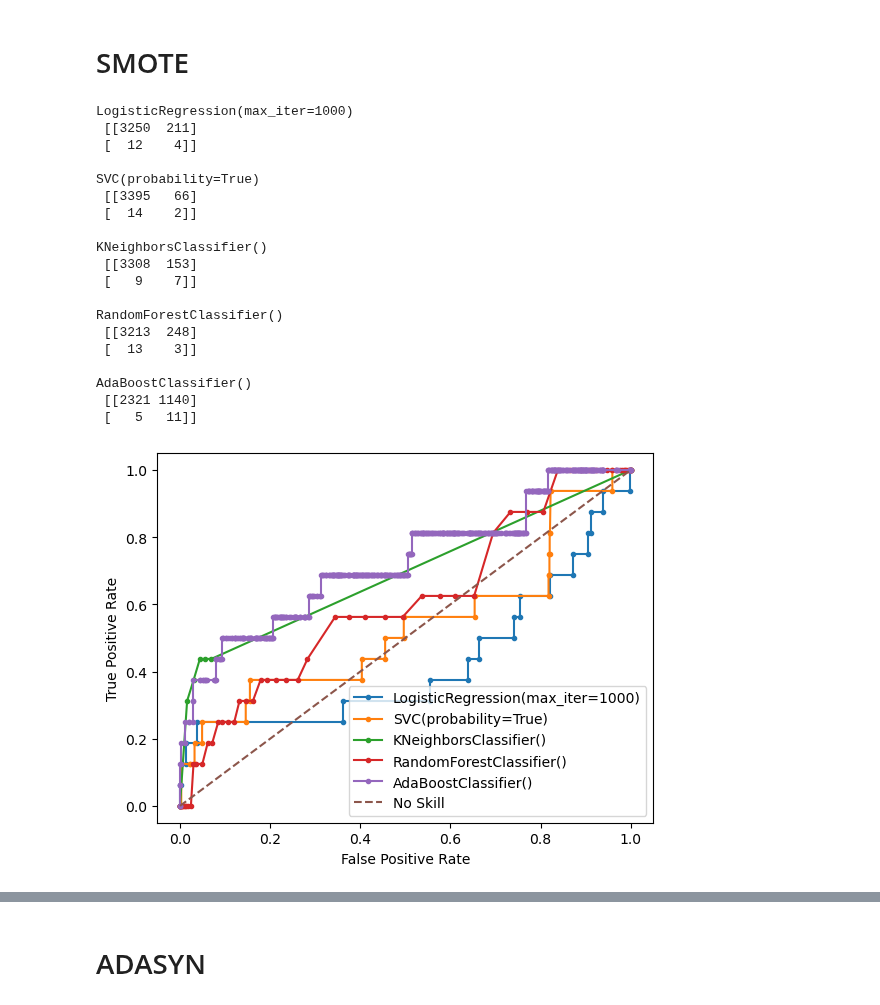
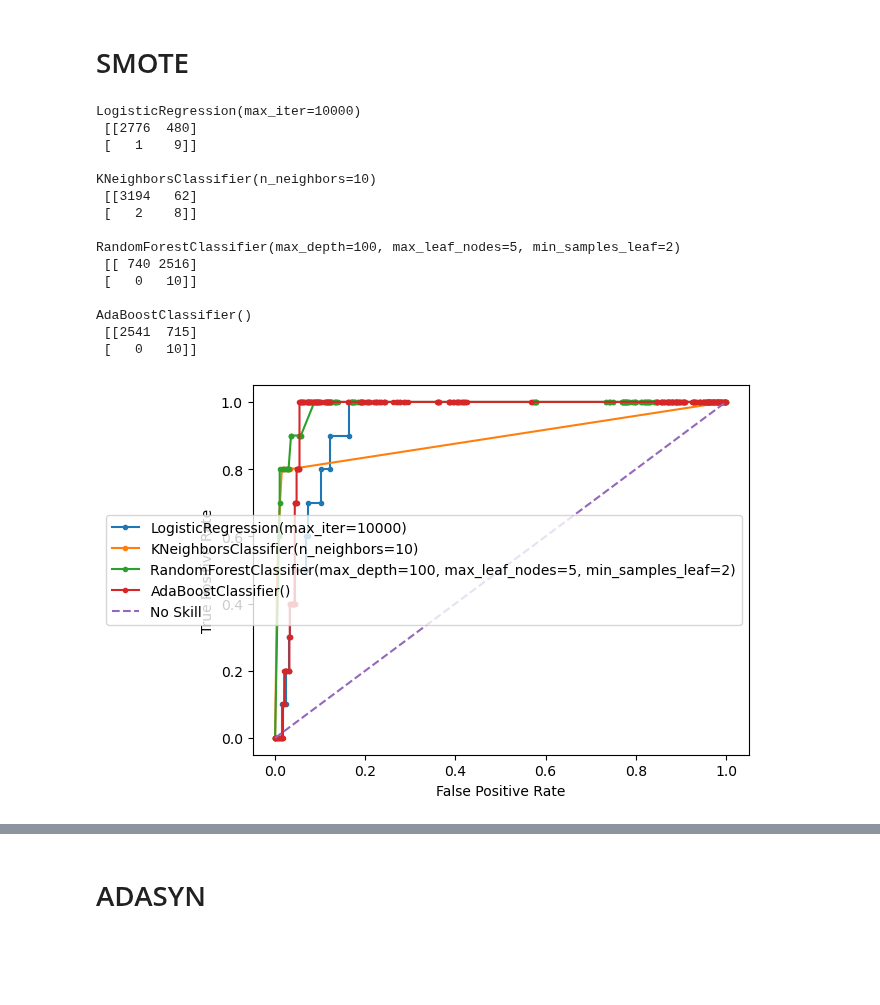
Before and after one commit to kenclements/praxis, a Jupyter notebook: cert-preprocess4-final.ipynb, the cells around one changed output, grey strips where cells are left out. Saved outputs shown, nothing was run; the diff lists cells and outputs as text; code cells hidden in the pictures; blank space fills up the shorter version.

```diff
--- a/cert-preprocess4-final.ipynb
+++ b/cert-preprocess4-final.ipynb
@@ -392,0 +368,2 @@ KeyError: 10000
+# %%
+X_train = pd.merge(X_train, train_role_df, on=['role', 'date'], how='left')
@@ -922,0 +869,27 @@ knn = KNeighborsClassifier(n_neighbors=10, weights='distance', metric='manhattan
+# %%
+results_ou = []
+models = [lr, svm, knn, rf, ada]
+for m in models:
+    m.fit(X_final_ou, y_final_ou.values.ravel())
+    predicted = m.predict(X_test)
+    acc = skmetrics.accuracy_score(y_test, predicted)
+    rec = skmetrics.recall_score(y_test, predicted)
+    #prec = skmetrics.precision_score(y_test, predicted)
+    #f1 = skmetrics.f1_score(y_test, predicted)
+    auc = skmetrics.roc_auc_score(y_test, predicted)
+    print(m, "\n", skmetrics.confusion_matrix(y_test,predicted), "\n")
+    results_ou.append([acc, rec, auc])
+    m_probs = m.predict_proba(X_test)
+    m_probs = m_probs[:, 1]
+    m_fpr, m_tpr, _ = roc_curve(y_test, m_probs)
+    pyplot.plot(m_fpr, m_tpr, marker='.', label=(m))
+
+ns_probs = [0 for _ in range(len(y_test))]
+ns_fpr, ns_tpr, _ = roc_curve(y_test, ns_probs)
+pyplot.plot(ns_fpr, ns_tpr, linestyle='--', label='No Skill')
+# axis labels
+pyplot.xlabel('False Positive Rate')
+pyplot.ylabel('True Positive Rate')
+# show the legend
+pyplot.legend()
+# show the plot
@@ -1075,51 +991,45 @@ X_train_smote, X_test_smote, y_train_smote, y_test_smote = train_test_split(X_fi
 # %%
 results_smote = []
-models = [lr, svm, knn, rf, ada]
+models = [lr, knn, rf, ada]
 
 for m in models:
-    m.fit(X_train_smote, y_train_smote.values.ravel())
+    m.fit(X_final_smote, y_final_smote.values.ravel())
     predicted = m.predict(X_test)
-    acc = metrics.accuracy_score(y_test, predicted)
-    rec = metrics.recall_score(y_test, predicted)
-    prec = metrics.precision_score(y_test, predicted)
-    f1 = metrics.f1_score(y_test, predicted)
-    auc = metrics.roc_auc_score(y_test, predicted)
-    print(m, "\n", metrics.confusion_matrix(y_test,predicted), "\n")
-    results_smote.append([acc, rec, prec, auc, f1])
+    acc = skmetrics.accuracy_score(y_test, predicted)
+    rec = skmetrics.recall_score(y_test, predicted)
+    auc = skmetrics.roc_auc_score(y_test, predicted)
+    print(m, "\n", skmetrics.confusion_matrix(y_test,predicted), "\n")
+    results_smote.append([acc, rec, auc])
     m_probs = m.predict_proba(X_test)
     m_probs = m_probs[:, 1]
     m_fpr, m_tpr, _ = roc_curve(y_test, m_probs)
     pyplot.plot(m_fpr, m_tpr, marker='.', label=(m))
 
 ns_probs = [0 for _ in range(len(y_test))]
 ns_fpr, ns_tpr, _ = roc_curve(y_test, ns_probs)
 pyplot.plot(ns_fpr, ns_tpr, linestyle='--', label='No Skill')
 # axis labels
 pyplot.xlabel('False Positive Rate')
 pyplot.ylabel('True Positive Rate')
 # show the legend
 pyplot.legend()
 # show the plot
 pyplot.show()
 # %% [output]
-LogisticRegression(max_iter=1000)
- [[3250  211]
- [  12    4]]
+LogisticRegression(max_iter=10000)
+ [[2776  480]
+ [   1    9]]
 
-SVC(probability=True)
- [[3395   66]
- [  14    2]]
+KNeighborsClassifier(n_neighbors=10)
+ [[3194   62]
+ [   2    8]]
 
-KNeighborsClassifier()
- [[3308  153]
- [   9    7]]
-
-RandomForestClassifier()
- [[3213  248]
- [  13    3]]
+RandomForestClassifier(max_depth=100, max_leaf_nodes=5, min_samples_leaf=2)
+ [[ 740 2516]
+ [   0   10]]
 
 AdaBoostClassifier()
- [[2321 1140]
- [   5   11]]
+ [[2541  715]
+ [   0   10]]
-[figure, old version]
+[figure, new version]
 # %%
```
Also changed, not shown: parts of 115 cells of this notebook.
